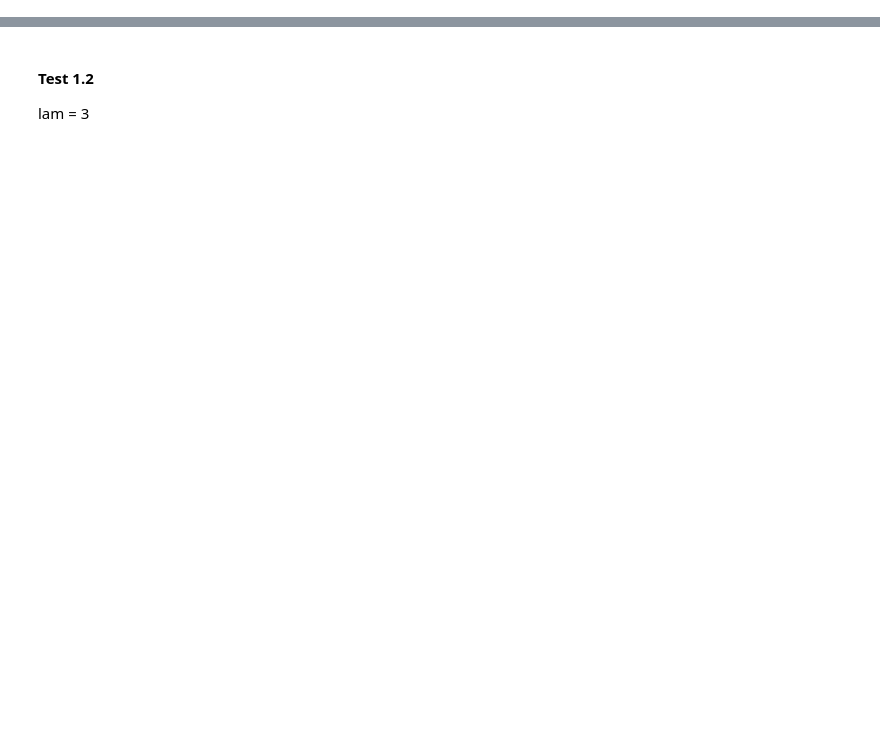
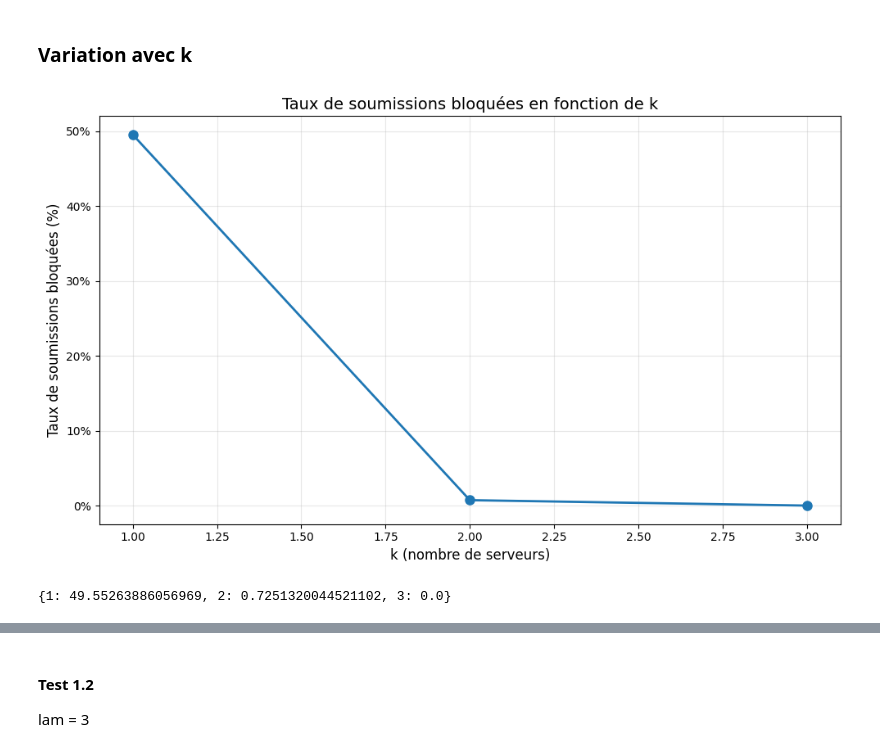
Before and after one commit to InfernalPumkin/Ero2, a Jupyter notebook: test_firewall.ipynb, the cells around one changed output, grey strips where cells are left out. Saved outputs shown, nothing was run; the diff lists cells and outputs as text; code cells hidden in the pictures; blank space fills up the shorter version.

```diff
--- a/test_firewall.ipynb
+++ b/test_firewall.ipynb
@@ -70,0 +311,24 @@ def increment_mu_send(n, name):
+# %% [markdown]
+### Variation avec k
+# %%
+lam = 2.0
+k = 1
+out_prefix = "results_k_1"
+!python3 waterfall_simpy.py --lam {lam} --mu-exec {mu_exec} --mu-send {mu_send} --K {k} --ks {ks} --kf {kf} --sim-time {sim_time} --runs {runs} --backup {backup} --backup-p {backup_p} --seed {seed} --out-prefix {out_prefix}
+k = 2
+out_prefix = "results_k_2"
+!python3 waterfall_simpy.py --lam {lam} --mu-exec {mu_exec} --mu-send {mu_send} --K {k} --ks {ks} --kf {kf} --sim-time {sim_time} --runs {runs} --backup {backup} --backup-p {backup_p} --seed {seed} --out-prefix {out_prefix}
+k = 3
+out_prefix = "results_k_3"
+!python3 waterfall_simpy.py --lam {lam} --mu-exec {mu_exec} --mu-send {mu_send} --K {k} --ks {ks} --kf {kf} --sim-time {sim_time} --runs {runs} --backup {backup} --backup-p {backup_p} --seed {seed} --out-prefix {out_prefix}
+plot_blocked_submit_vs_k(
+    k_values=[1, 2, 3],
+    result_prefixes=[
+        "results_k_1",
+        "results_k_2",
+        "results_k_3"
+    ]
+)
+# %% [output]
+[figure, added]
+{1: 49.55263886056969, 2: 0.7251320044521102, 3: 0.0}
```
Also changed, not shown: parts of 20 cells of this notebook, 3 other files.
